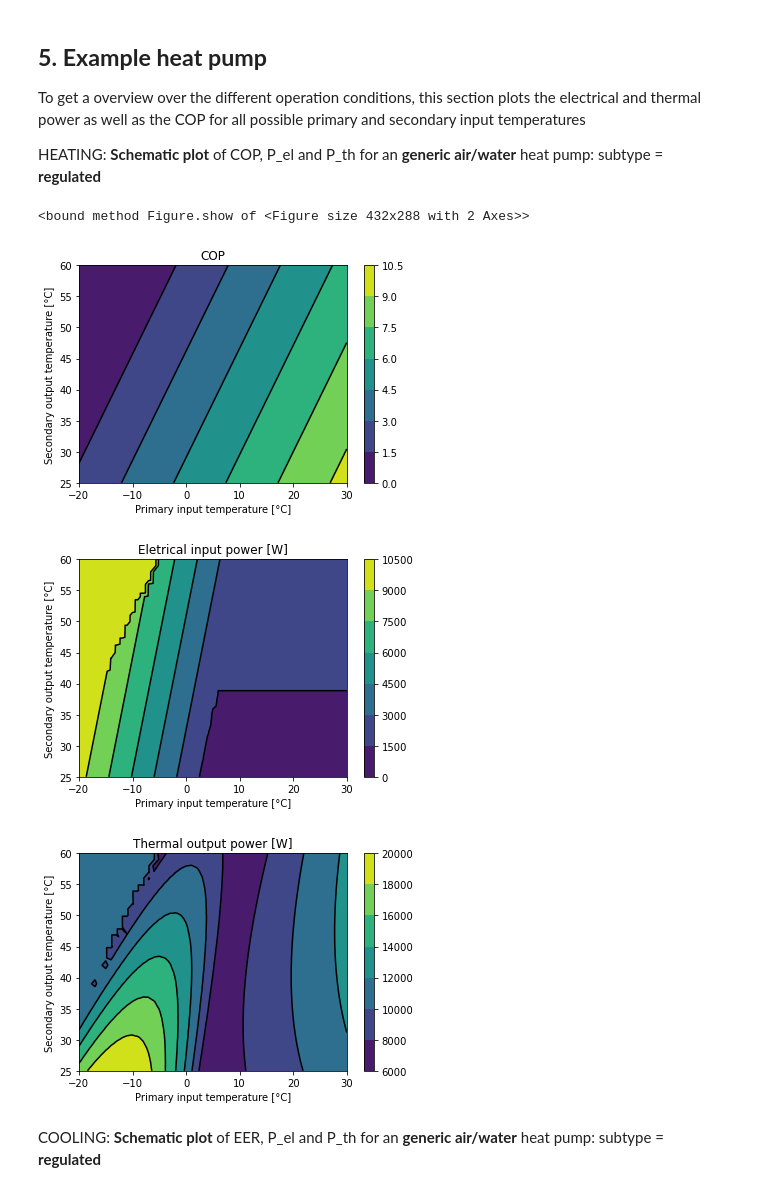
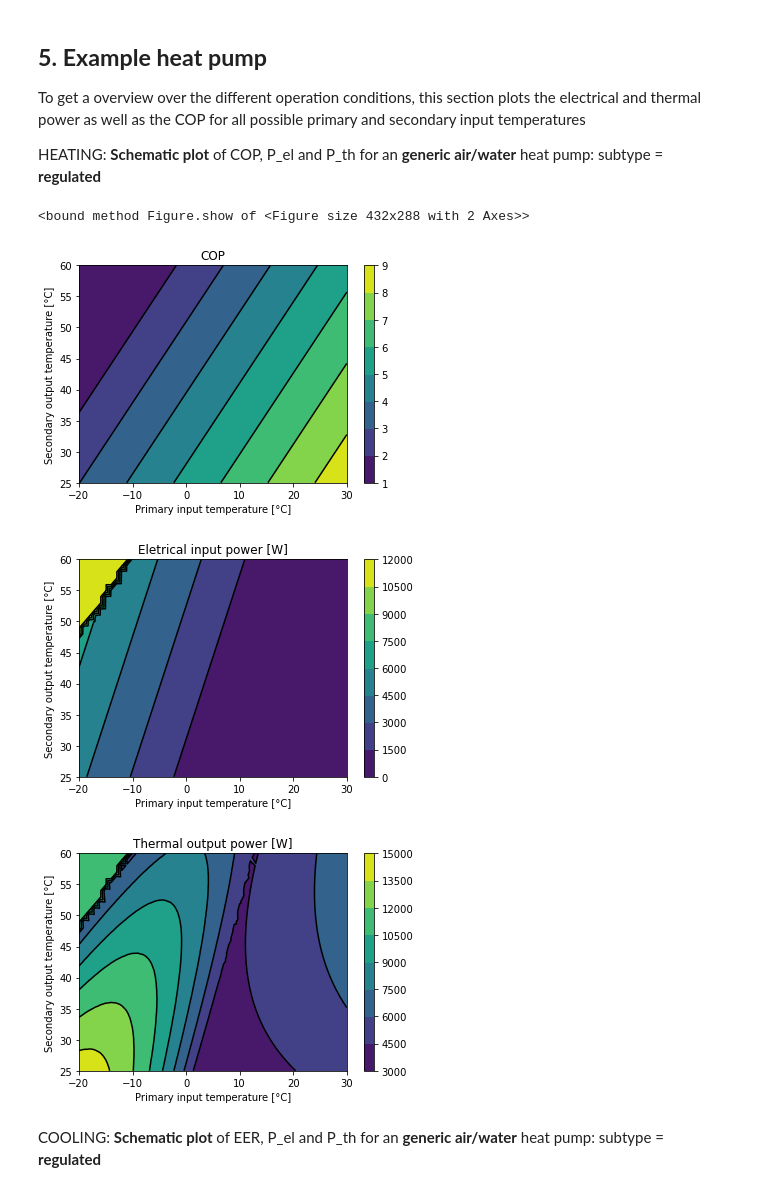
Before and after one commit to FZJ-IEK3-VSA/hplib, a Jupyter notebook: docs/documentation.ipynb, the cells around one changed output. Cells and saved outputs as stored; diff of their text form; code cells hidden in the pictures.

```diff
--- a/docs/documentation.ipynb
+++ b/docs/documentation.ipynb
@@ -296,7 +313,7 @@ T_in = numpy.array([])
 T_out = numpy.array([])
 
 # Load parameters of generic air/water | regulated
-parameters = hpl.get_parameters('Generic', group_id=1, t_in=-7, t_out=52, p_th = 10000)
+parameters = hpl.get_parameters('F2120-16', group_id=1, t_in=-7, t_out=35, p_th = 12280)
 heatpump=hpl.HeatPump(parameters)
 results=pd.DataFrame()
 # Create input series
@@ -311,36 +328,36 @@ results=pd.DataFrame.from_dict(results)
 fig1, ax1 = plt.subplots()
 plot = plt.tricontourf(results['T_in'], results['T_out'], results['COP'])
 ax1.tricontour(results['T_in'], results['T_out'], results['COP'], colors='k')
 fig1.colorbar(plot)
 ax1.set_title('COP')
 ax1.set_xlabel('Primary input temperature [°C]')
 ax1.set_ylabel('Secondary output temperature [°C]')
 fig1.show
 
 # Plot electrical input power
 fig1, ax1 = plt.subplots()
 plot = plt.tricontourf(results['T_in'], results['T_out'], results['P_el'])
 ax1.tricontour(results['T_in'], results['T_out'], results['P_el'], colors='k')
 fig1.colorbar(plot)
 ax1.set_title('Eletrical input power [W]')
 ax1.set_xlabel('Primary input temperature [°C]')
 ax1.set_ylabel('Secondary output temperature [°C]')
 fig1.show
 
 # Plot thermal output power
 fig1, ax1 = plt.subplots()
 plot = plt.tricontourf(results['T_in'], results['T_out'], results['P_th'])
 ax1.tricontour(results['T_in'], results['T_out'], results['P_th'], colors='k')
 fig1.colorbar(plot)
 ax1.set_title('Thermal output power [W]')
 ax1.set_xlabel('Primary input temperature [°C]')
 ax1.set_ylabel('Secondary output temperature [°C]')
 fig1.show
 # %% [output]
 <bound method Figure.show of <Figure size 432x288 with 2 Axes>>
-[figure, old version]
+[figure, new version]
-[figure, old version]
+[figure, new version]
-[figure, old version]
+[figure, new version]
 # %% [markdown]
 COOLING: **Schematic plot** of EER, P_el and P_th for an **generic air/water** heat pump: subtype = **regulated**
 # %%
```
Also changed, not shown: parts of 17 cells of this notebook.
